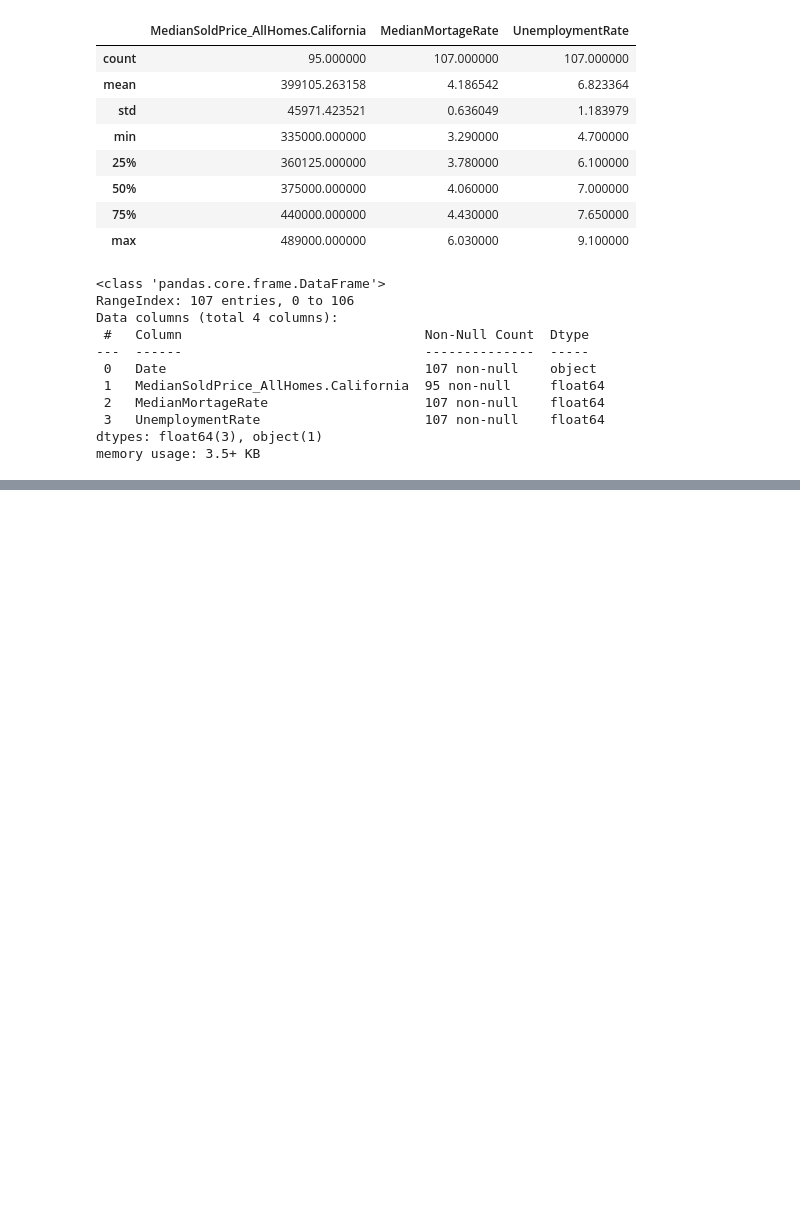
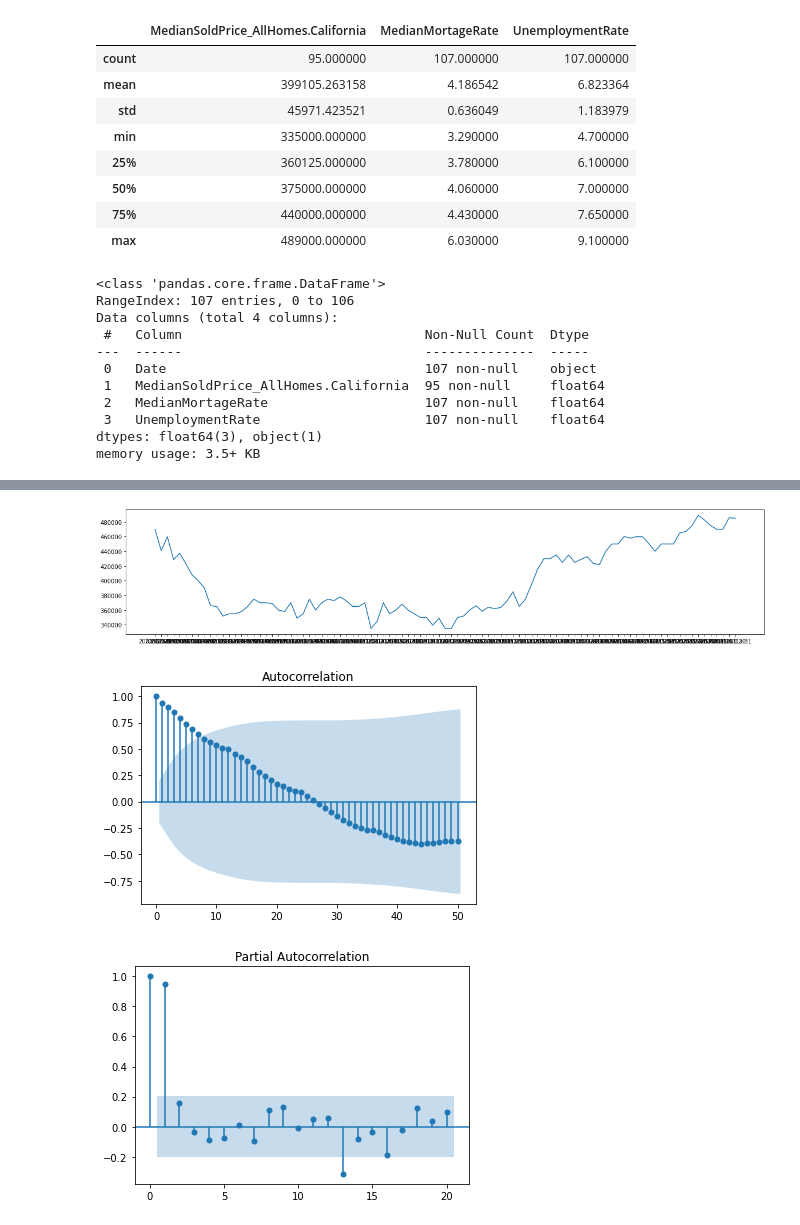
Before and after one commit to camilochaves10/time-series-group-project, a Jupyter notebook: time_series_group_project.ipynb, the cells around one changed output, grey strips where cells are left out. Drawn from its saved outputs; the diff is of its cells as text; code cells hidden in the pictures; blank space fills up the shorter version.

```diff
--- a/time_series_group_project.ipynb
+++ b/time_series_group_project.ipynb
@@ -46,0 +63,5 @@ memory usage: 3.5+ KB
+# %%
+median_price_df=zillow_df[['Date', 'MedianSoldPrice_AllHomes.California']].copy()
+# %%
+median_price_df.set_index('Date',inplace=True)
+median_price_df.head()
@@ -46,0 +93,14 @@ memory usage: 3.5+ KB
+# %%
+median_price_df=median_price_df.dropna()
+# %%
+fig,ax=plt.subplots(figsize=(20,4))
+ax.plot(median_price_df)
+plt.show()
+plot_acf(median_price_df,lags=50)
+plt.show()
+plot_pacf(median_price_df,lags=20)
+plt.show()
+# %% [output]
+[figure, added]
+[figure, added]
+[figure, added]
```
Also changed, not shown: parts of 4 cells of this notebook.
